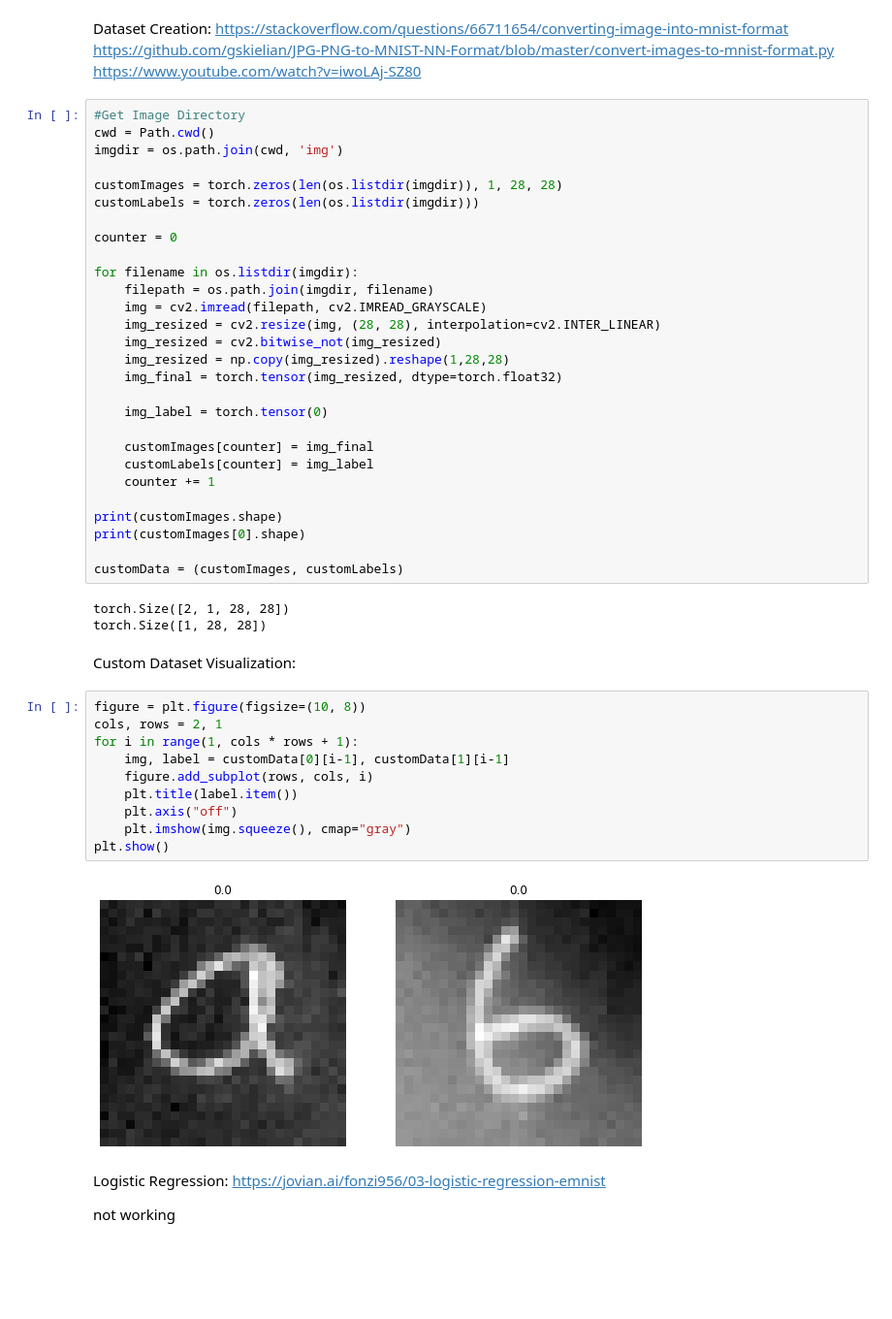
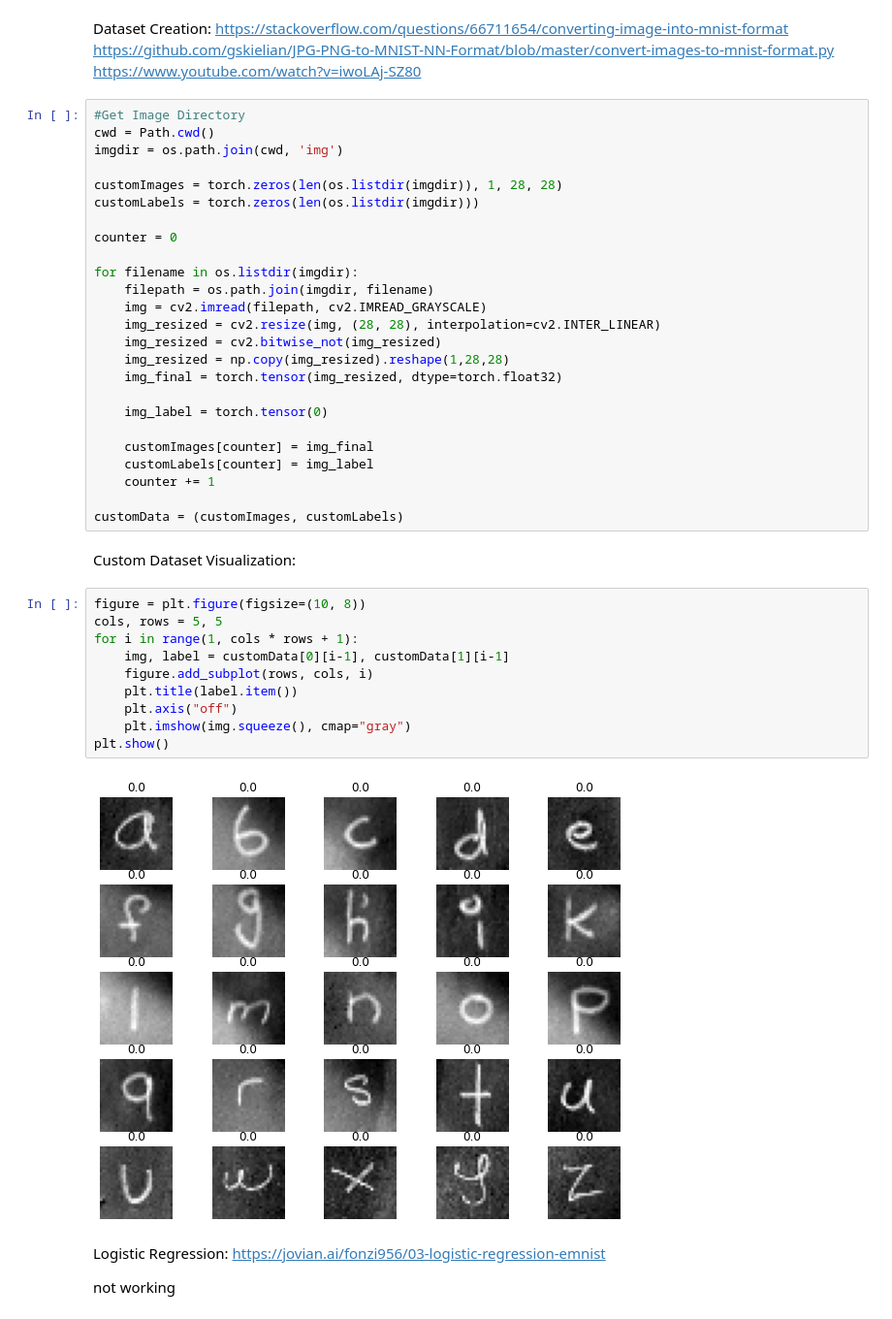
Before and after one commit to SeanMeath/Machine-Learning-Project, a Jupyter notebook: COMP 432 Group Project.ipynb, the cells around one changed output. Shown: that part at 97% size. Drawn from its saved outputs; the diff is of its cells as text; blank space fills up the shorter version.

```diff
--- a/COMP 432 Group Project.ipynb
+++ b/COMP 432 Group Project.ipynb
@@ -93,27 +93,21 @@ for filename in os.listdir(imgdir):
     customLabels[counter] = img_label
     counter += 1
 
-print(customImages.shape)
-print(customImages[0].shape)
-
 customData = (customImages, customLabels)
-# %% [output]
-torch.Size([2, 1, 28, 28])
-torch.Size([1, 28, 28])
 # %% [markdown]
 Custom Dataset Visualization:
 # %%
 figure = plt.figure(figsize=(10, 8))
-cols, rows = 2, 1
+cols, rows = 5, 5
 for i in range(1, cols * rows + 1):
     img, label = customData[0][i-1], customData[1][i-1]
     figure.add_subplot(rows, cols, i)
     plt.title(label.item())
     plt.axis("off")
     plt.imshow(img.squeeze(), cmap="gray")
 plt.show()
 # %% [output]
-[figure, old version]
+[figure, new version]
 # %% [markdown]
 Logistic Regression: https://jovian.ai/fonzi956/03-logistic-regression-emnist
 
```
Also changed, not shown: parts of 8 cells of this notebook, 25 other files.
